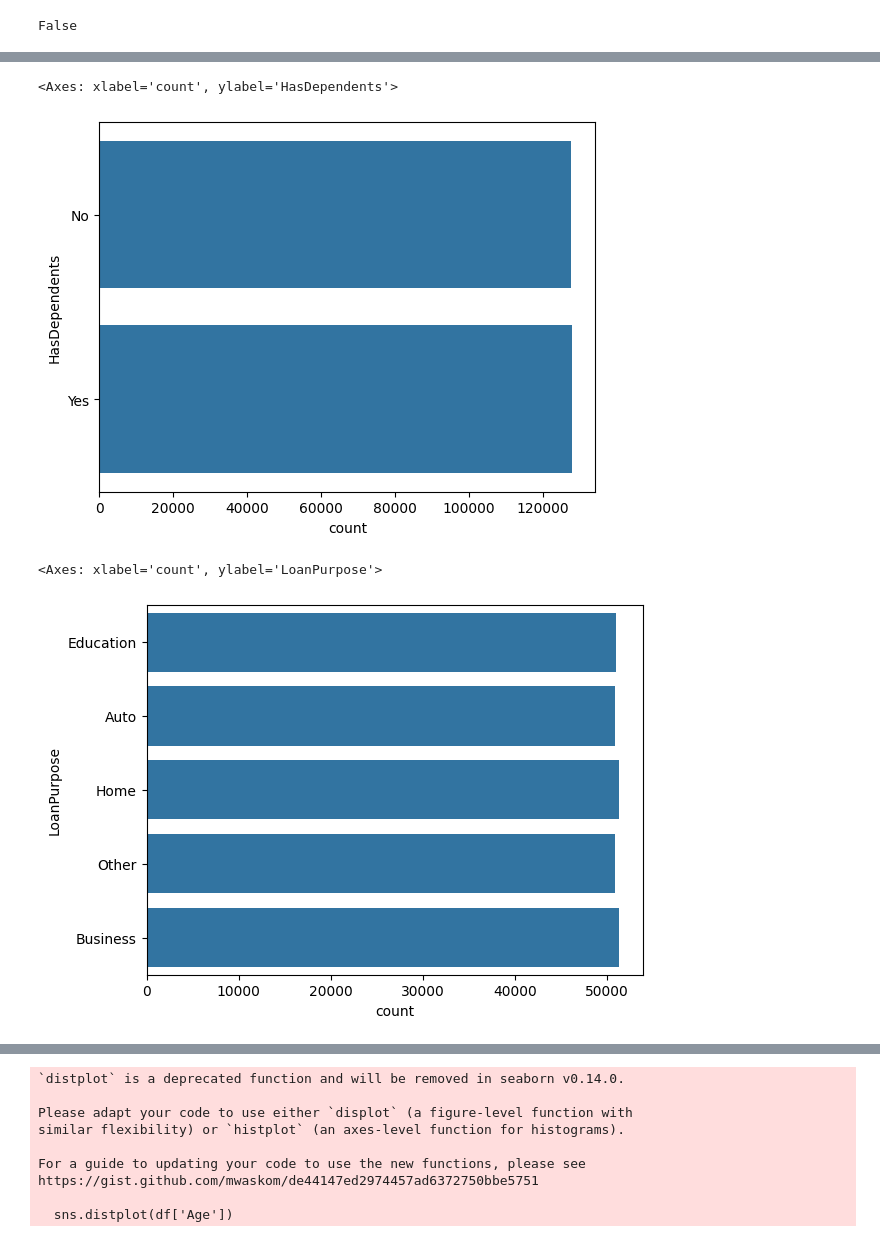
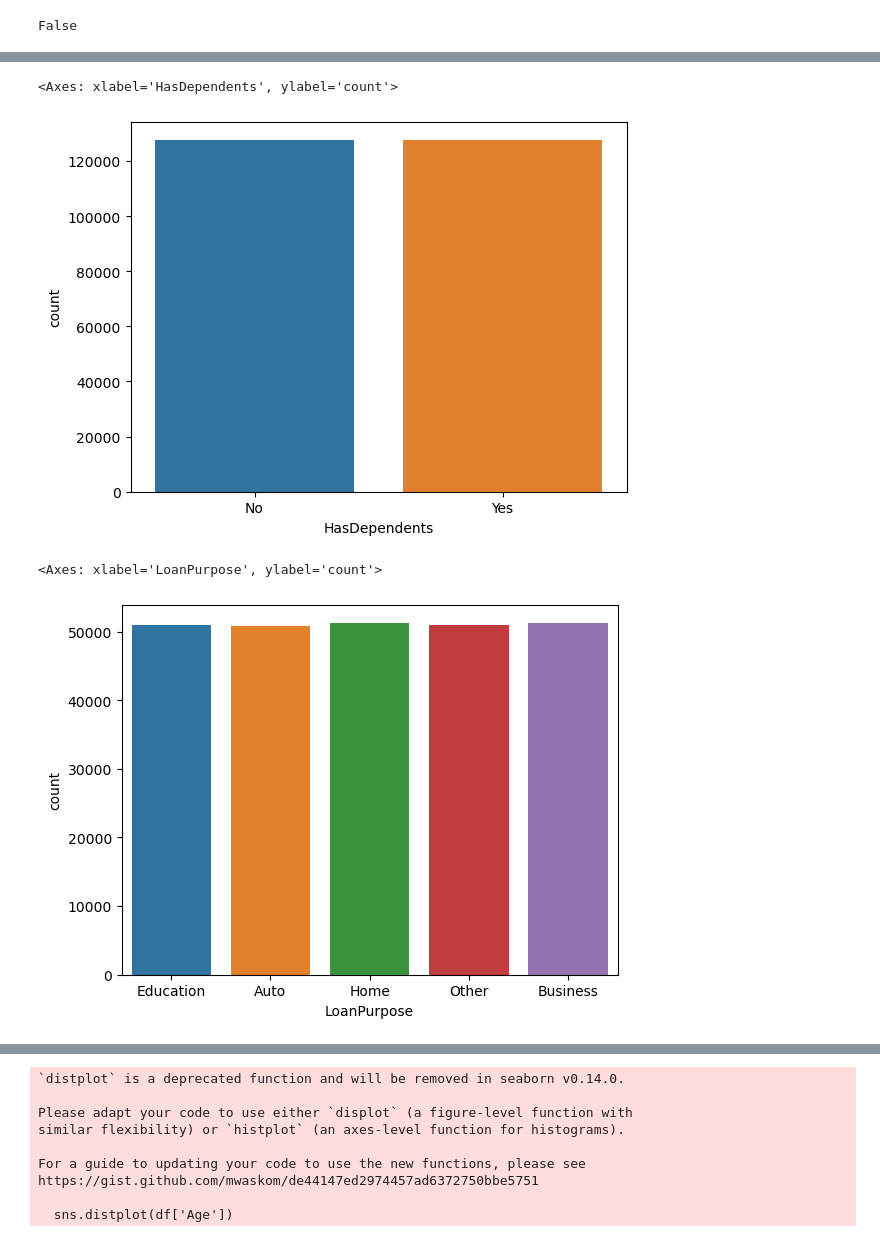
Before and after one commit to imjhanC/Data-Mining-202401, a Jupyter notebook: loanApproval.ipynb, the cells around one changed output, grey strips where cells are left out. Saved outputs shown, nothing was run; the diff lists cells and outputs as text; code cells hidden in the pictures.

```diff
--- a/loanApproval.ipynb
+++ b/loanApproval.ipynb
@@ -113,11 +104,11 @@ sns.countplot(df['HasMortgage'])
 # %%
-sns.countplot(df['HasDependents'])
+sns.countplot(x='HasDependents', data=df)
 # %% [output]
-<Axes: xlabel='count', ylabel='HasDependents'>
+<Axes: xlabel='HasDependents', ylabel='count'>
-[figure, old version]
+[figure, new version]
 # %%
-sns.countplot(df['LoanPurpose'])
+sns.countplot(x='LoanPurpose', data=df)
 # %% [output]
-<Axes: xlabel='count', ylabel='LoanPurpose'>
+<Axes: xlabel='LoanPurpose', ylabel='count'>
-[figure, old version]
+[figure, new version]
 # %%
```
Also changed, not shown: parts of 34 cells of this notebook, 1 other file.
